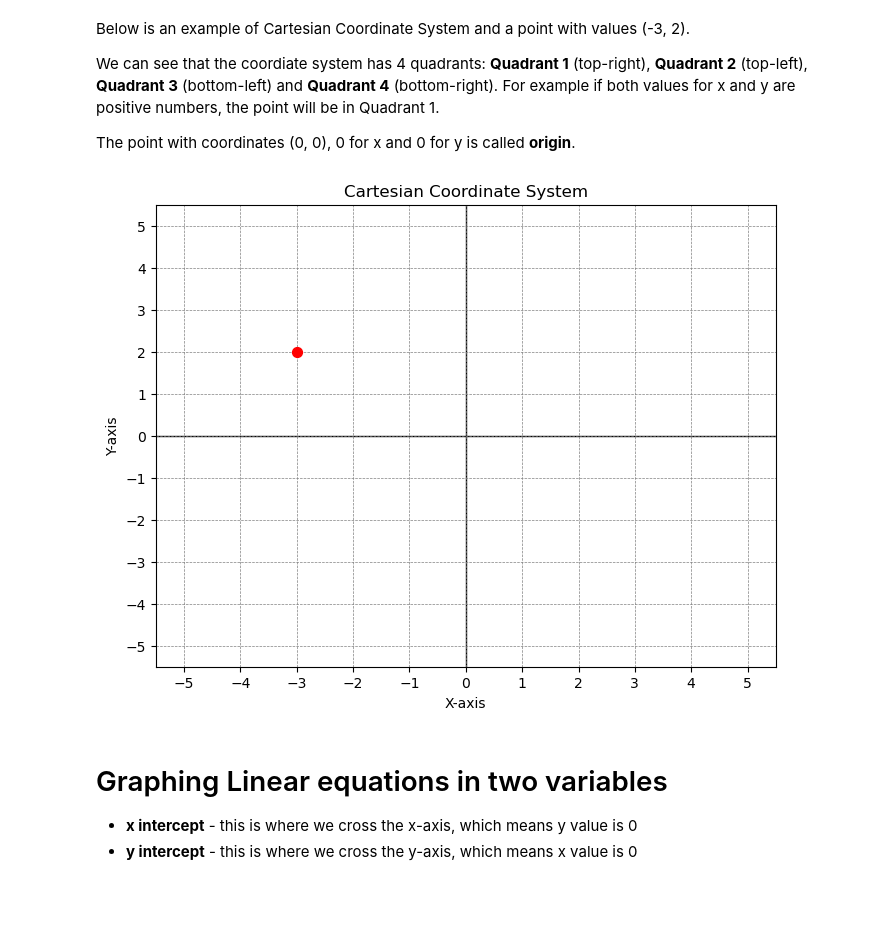
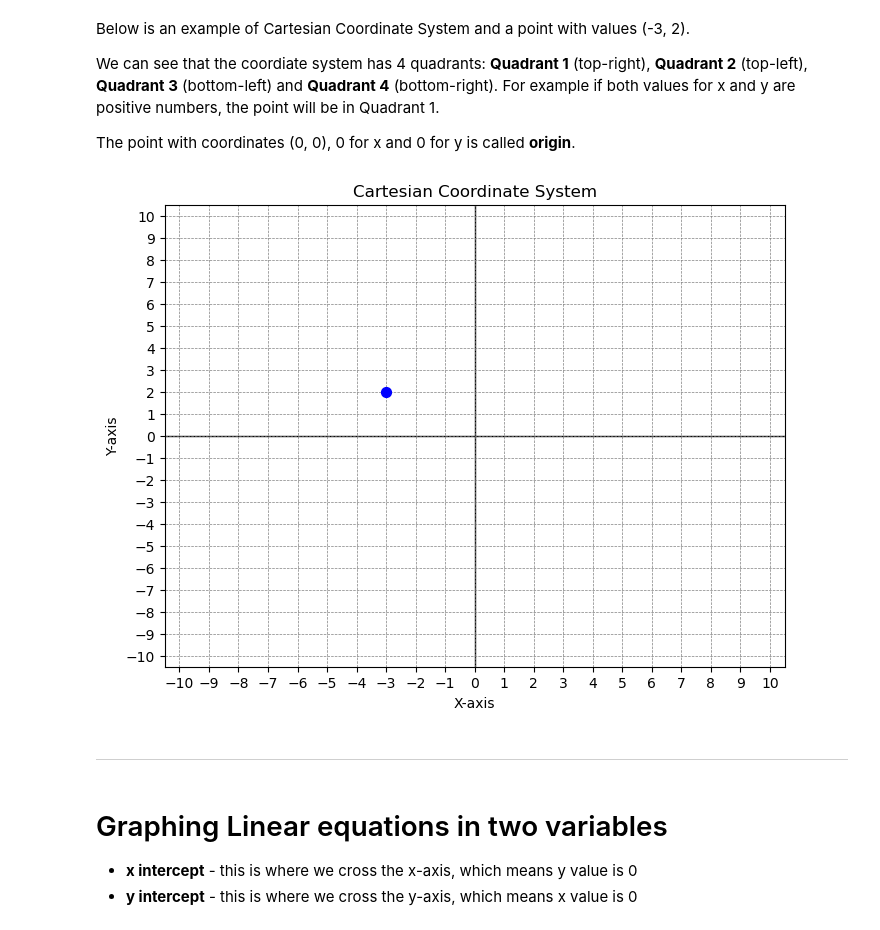
Before and after one commit to BZIvanov/Learning-Algebra, a Jupyter notebook: Algebra1/Algebra1.ipynb, the cells around one changed output. Cells and saved outputs as stored; diff of their text form; code cells hidden in the pictures; blank space fills up the shorter version.

```diff
--- a/Algebra1/Algebra1.ipynb
+++ b/Algebra1/Algebra1.ipynb
@@ -342,42 +410,11 @@ We can see that the coordiate system has 4 quadrants: **Quadrant 1** (top-right)
 
 The point with coordinates (0, 0), 0 for x and 0 for y is called **origin**.
 # %%
-import matplotlib.pyplot as plt
-
-# Define ranges for the axes
-x_min = -5
-x_max = 5
-y_min = -5
-y_max = 5
-
-# Create the plot
-plt.figure(figsize=(8, 6))
-
-# Plot the x-axis
-plt.axhline(y=0, color='black', linewidth=1, zorder=0)
-plt.xticks(range(x_min, x_max + 1))
-plt.xlabel('X-axis')
-
-# Plot the y-axis
-plt.axvline(x=0, color='black', linewidth=1, zorder=0)
-plt.yticks(range(y_min, y_max + 1))
-plt.ylabel('Y-axis')
-
-# Add labels and title
-plt.title('Cartesian Coordinate System')
-plt.grid(True, linestyle='--', linewidth=0.5, color='gray', zorder=0)
-
-# Set limits slightly bigger than defined ranges to ensure axes extend beyond tick marks
-plt.xlim([x_min - 0.5, x_max + 0.5])
-plt.ylim([y_min - 0.5, y_max + 0.5])
-
-# Plot a point at (-3, 2)
-plt.scatter(-3, 2, marker='o', color='red', s=50, zorder=2)
-
-# Show the plot
-plt.show()
+draw_cartesian_system([[(-3, 2)]])
 # %% [output]
-[figure, old version]
+[figure, new version]
+# %% [markdown]
+---
 # %% [markdown]
 # Graphing Linear equations in two variables
 
```
Also changed, not shown: parts of 27 cells of this notebook.
